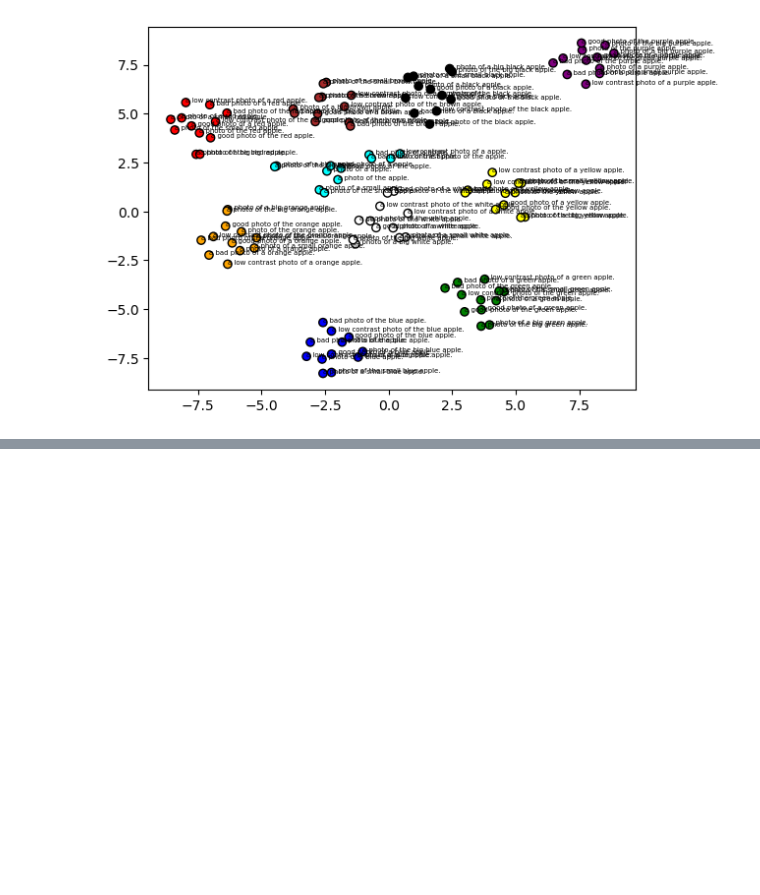
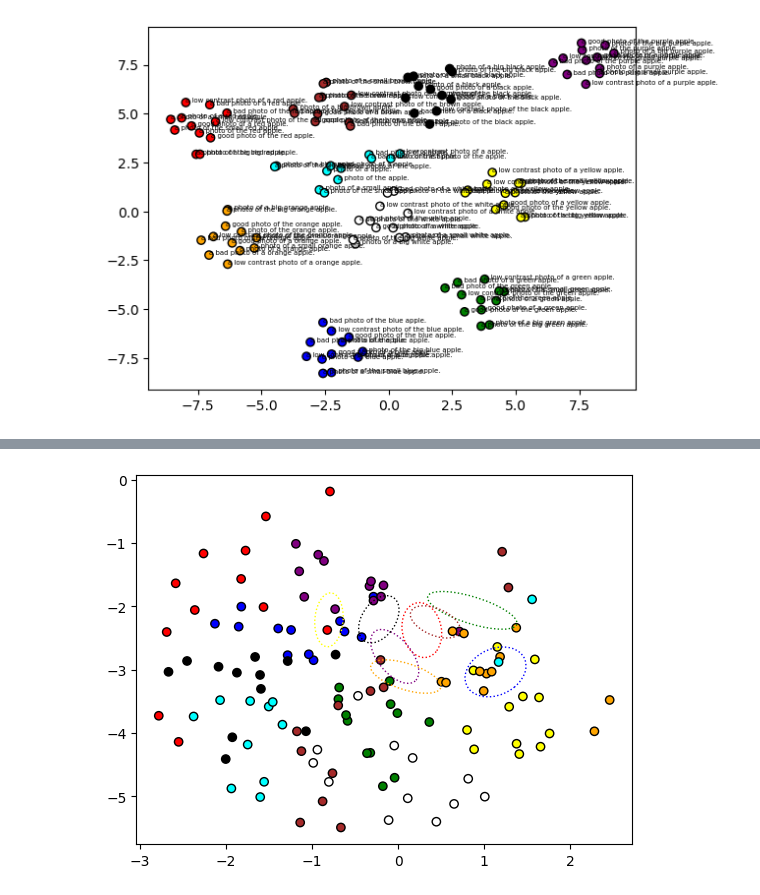
Before and after one commit to colediianni/color_word_association, a Jupyter notebook: apple_feature_space_plotting.ipynb, the cells around one changed output, grey strips where cells are left out. Drawn from its saved outputs; the diff is of its cells as text; code cells hidden in the pictures; blank space fills up the shorter version.

```diff
--- a/apple_feature_space_plotting.ipynb
+++ b/apple_feature_space_plotting.ipynb
@@ -111,0 +284,12 @@ for i in range(len(z[:,0])):
+# %%
+# fig, ax_nstd = plt.subplots(figsize=(6, 6))
+fig, ax_nstd = plt.subplots()
+ax_nstd.scatter(z[:len(text_embedding_list),0], z[:len(text_embedding_list),1], c=colors_list, edgecolors="black")
+
+for color in range(len(colors_to_test)):
+    start_idx, end_idx = len(text_embedding_list) + len(colors_to_test)*color, len(text_embedding_list) + len(colors_to_test)*(1+color)
+    confidence_ellipse(z[start_idx:end_idx,0], z[start_idx:end_idx,1], ax_nstd, n_std=0.4,
+                       label=colors_to_test[color], edgecolor=colors_to_test[color], linestyle=':')
+plt.show()
+# %% [output]
+[figure, added]
```
Also changed, not shown: parts of 14 cells of this notebook, 2 other files.
